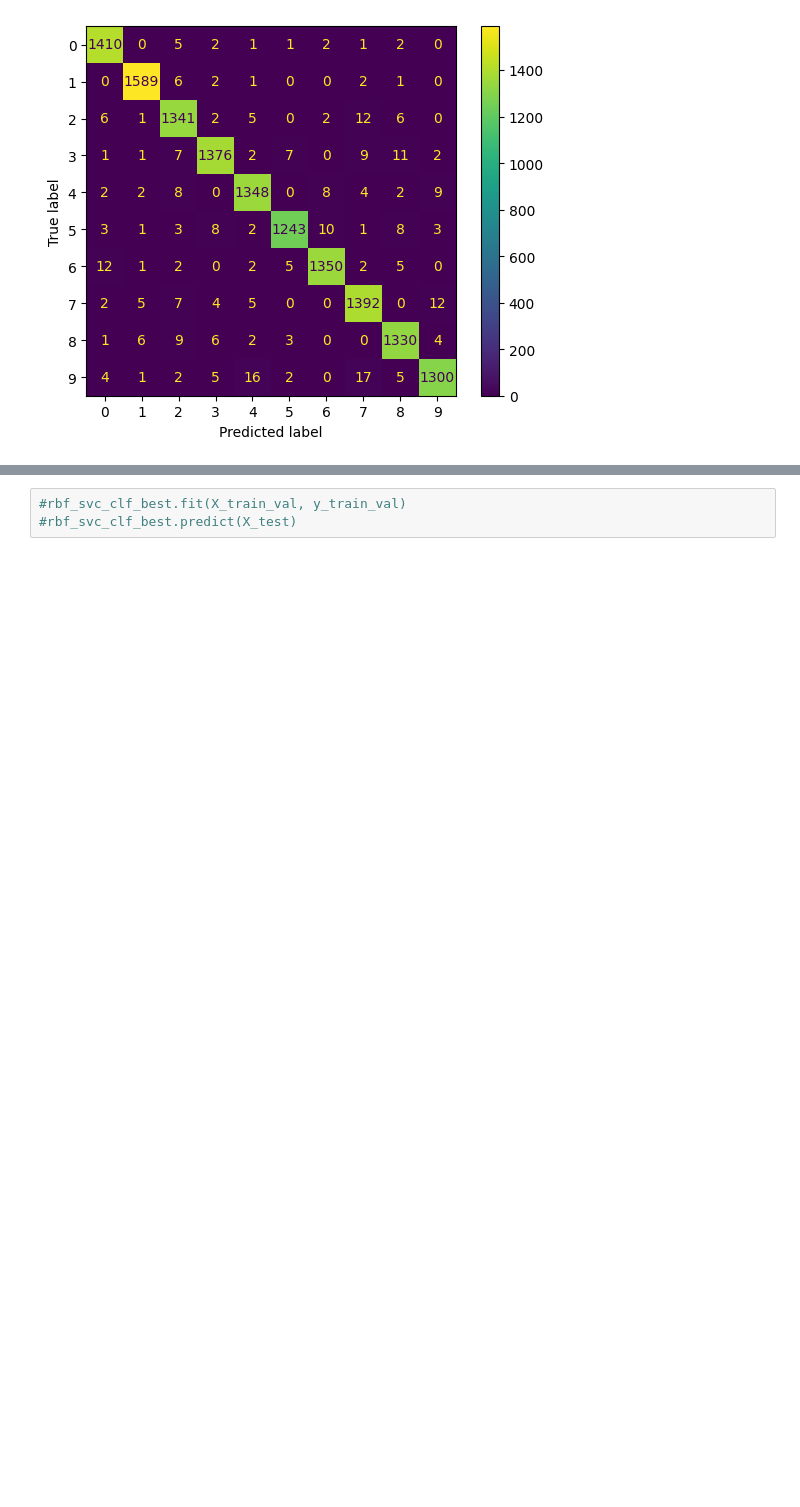
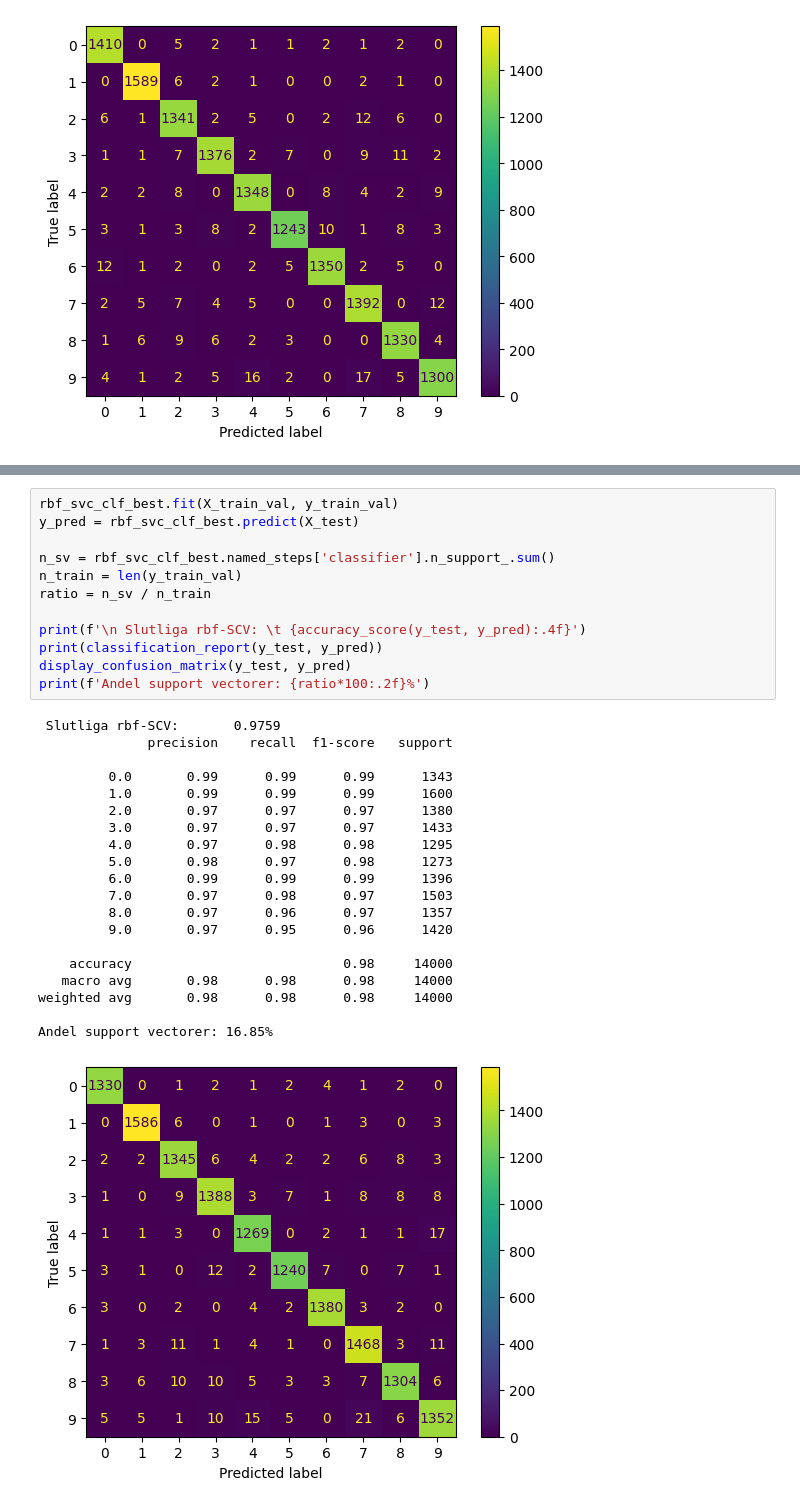
Before and after one commit to Myten88/Machine_Learning, a Jupyter notebook: model_selection_mytistelberg.ipynb, the cells around one changed output, grey strips where cells are left out. Drawn from its saved outputs; the diff is of its cells as text; blank space fills up the shorter version.

```diff
--- a/model_selection_mytistelberg.ipynb
+++ b/model_selection_mytistelberg.ipynb
@@ -1042,3 +1051,33 @@ ratio = n_sv / n_train
 # %%
-#rbf_svc_clf_best.fit(X_train_val, y_train_val)
-#rbf_svc_clf_best.predict(X_test)
+rbf_svc_clf_best.fit(X_train_val, y_train_val)
+y_pred = rbf_svc_clf_best.predict(X_test)
+
+n_sv = rbf_svc_clf_best.named_steps['classifier'].n_support_.sum()
+n_train = len(y_train_val)
+ratio = n_sv / n_train
+
+print(f'\n Slutliga rbf-SCV: \t {accuracy_score(y_test, y_pred):.4f}')
+print(classification_report(y_test, y_pred))
+display_confusion_matrix(y_test, y_pred)
+print(f'Andel support vectorer: {ratio*100:.2f}%')
+# %% [output]
+ Slutliga rbf-SCV:       0.9759
+              precision    recall  f1-score   support
+
+         0.0       0.99      0.99      0.99      1343
+         1.0       0.99      0.99      0.99      1600
+         2.0       0.97      0.97      0.97      1380
+         3.0       0.97      0.97      0.97      1433
+         4.0       0.97      0.98      0.98      1295
+         5.0       0.98      0.97      0.98      1273
+         6.0       0.99      0.99      0.99      1396
+         7.0       0.97      0.98      0.97      1503
+         8.0       0.97      0.96      0.97      1357
+         9.0       0.97      0.95      0.96      1420
+
+    accuracy                           0.98     14000
+   macro avg       0.98      0.98      0.98     14000
+weighted avg       0.98      0.98      0.98     14000
+
+Andel support vectorer: 16.85%
+[figure, added]
```
Also changed, not shown: parts of 5 cells of this notebook, 1 other file.
